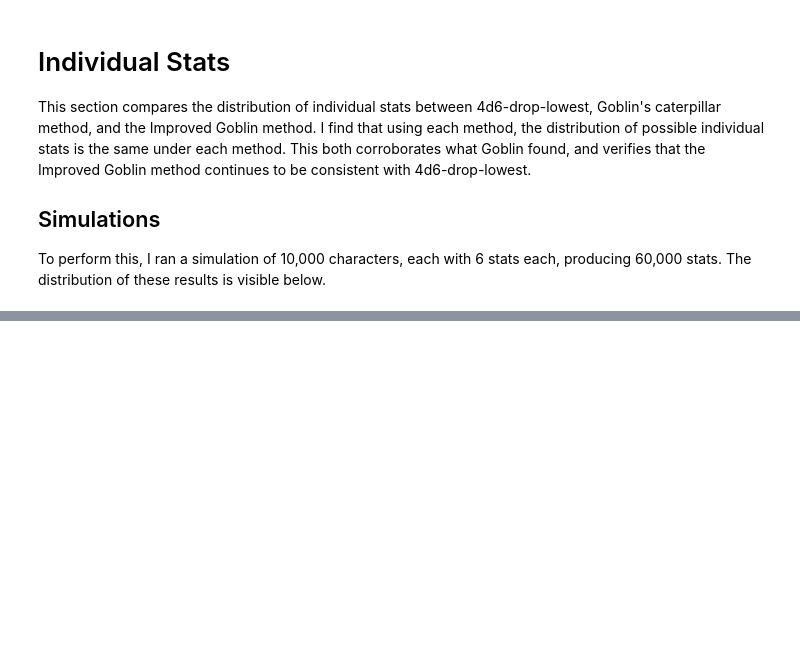
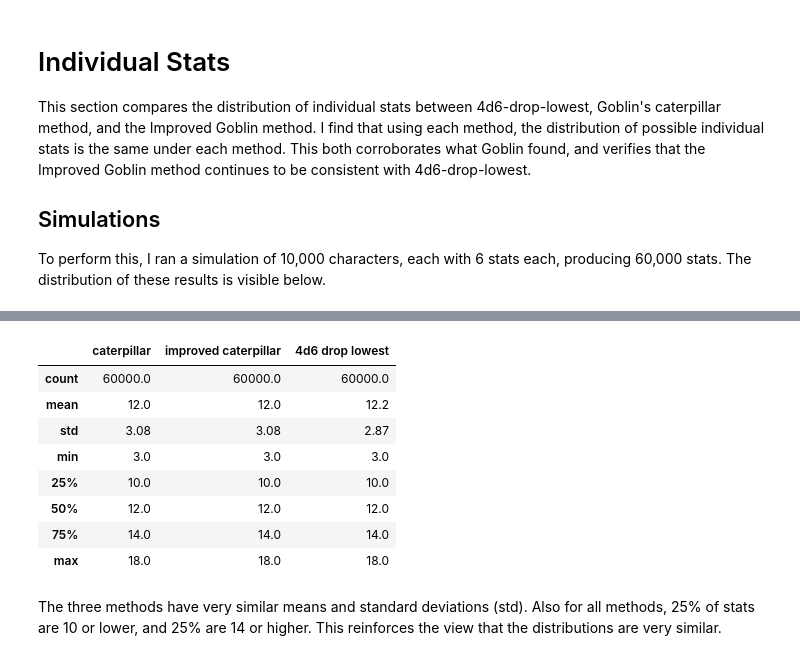
Before and after one commit to BradleyTjandra/caterpillar-stat-generation, a Jupyter notebook: book/_build/jupyter_execute/individual-stats.ipynb, the cells around one changed output, grey strips where cells are left out. Drawn from its saved outputs; the diff is of its cells as text; code cells hidden in the pictures; blank space fills up the shorter version.

```diff
--- a/book/_build/jupyter_execute/individual-stats.ipynb
+++ b/book/_build/jupyter_execute/individual-stats.ipynb
@@ -32,0 +32,17 @@ Overall means that the probability of a character having a certain stat is rough
+# %%
+# NO CODE
+
+reload(ReportTables)
+report_tables.show_summary_statistics_stats()
+# %% [output]
+|  | caterpillar | improved caterpillar | 4d6 drop lowest |
+| count | 60000.0 | 60000.0 | 60000.0 |
+| mean | 12.0 | 12.0 | 12.2 |
+| std | 3.08 | 3.08 | 2.87 |
+| min | 3.0 | 3.0 | 3.0 |
+| 25% | 10.0 | 10.0 | 10.0 |
+| 50% | 12.0 | 12.0 | 12.0 |
+| 75% | 14.0 | 14.0 | 14.0 |
+| max | 18.0 | 18.0 | 18.0 |
+# %% [markdown]
+The three methods have very similar means and standard deviations (std). Also for all methods, 25% of stats are 10 or lower, and 25% are 14 or higher. This reinforces the view that the distributions are very similar.
```
Also changed, not shown: parts of 3 cells of this notebook, 30 other files.
